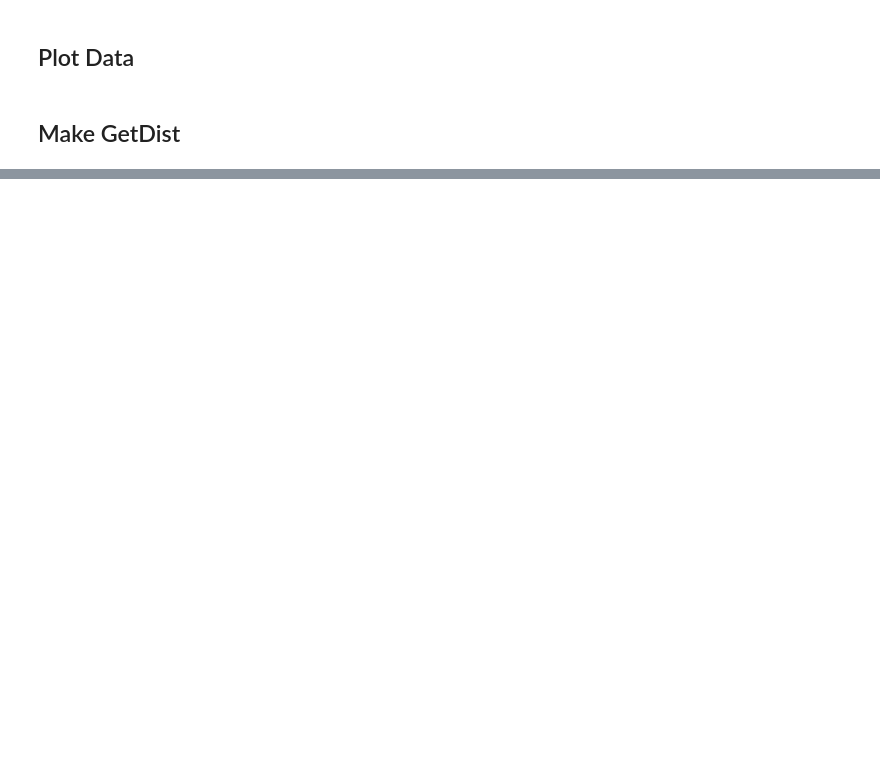
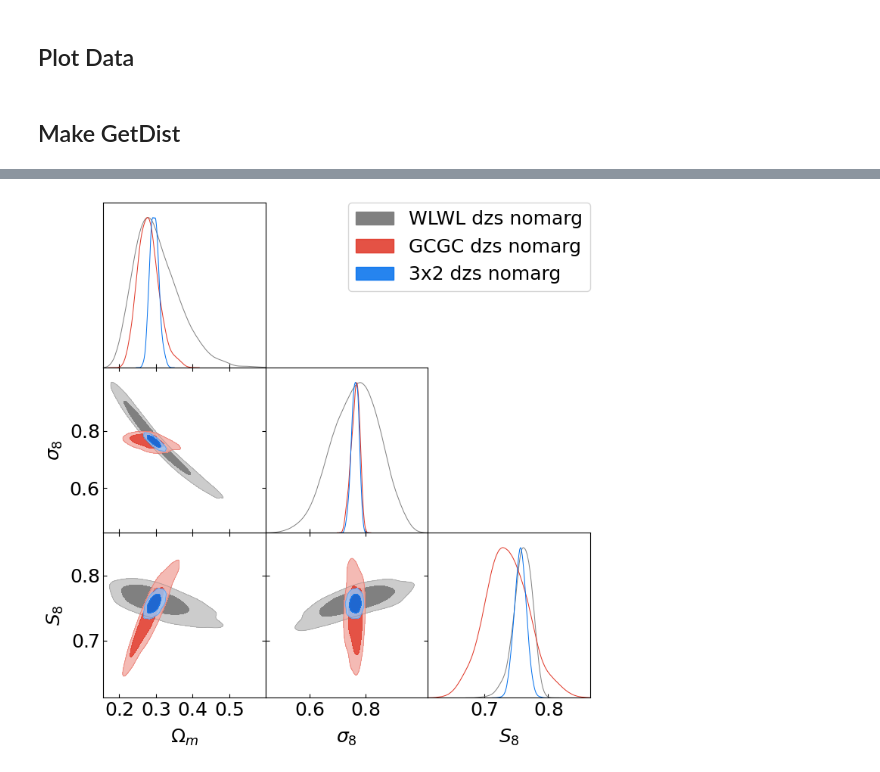
Before and after one commit to JaimeRZP/3x2_analytical, a Jupyter notebook: plotting.ipynb, the cells around one changed output, grey strips where cells are left out. Drawn from its saved outputs; the diff is of its cells as text; code cells hidden in the pictures; blank space fills up the shorter version.

```diff
--- a/plotting.ipynb
+++ b/plotting.ipynb
@@ -473,11 +465,15 @@ LSST_markers = {'h': 0.6736,
 # %%
 g = plots.getSubplotPlotter(subplot_size=2.5)
 g.settings.axes_fontsize = 20
 g.settings.legend_fontsize = 20
 g.settings.axes_labelsize = 20
 g.triangle_plot([dzs_wlwl_nomarg_samples,
                  dzs_gcgc_nomarg_samples,
-                 dzs_3x2_nomarg_samples], filled=[True, True, True])
+                 dzs_3x2_nomarg_samples],
+                 ['Ωm', 'σ8', 'S8'],
+                 filled=[True, True, True])
+# %% [output]
+[figure, added]
 # %%
 g = plots.getSubplotPlotter(subplot_size=2.5)
 g.settings.axes_fontsize = 20
```
Also changed, not shown: parts of 11 cells of this notebook, 4 other files.
